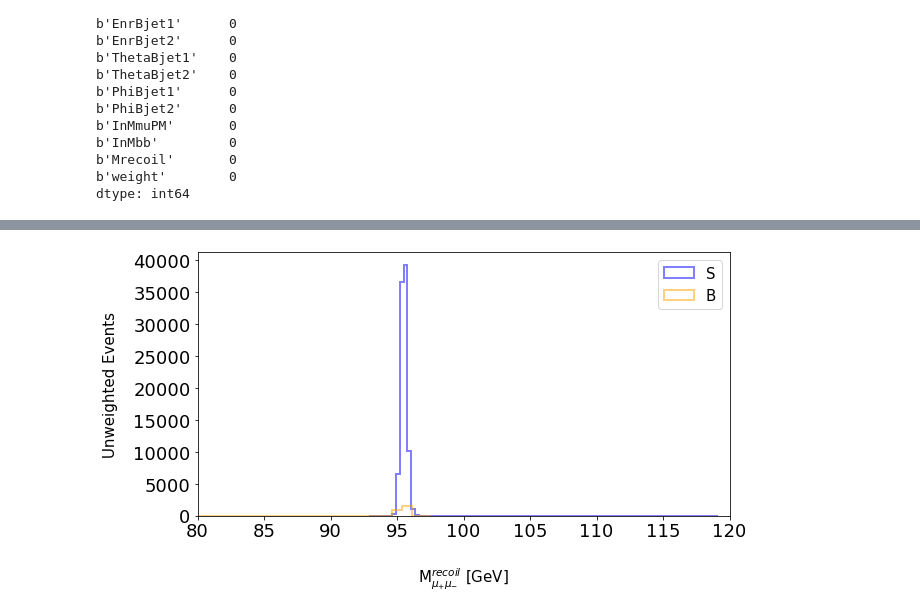
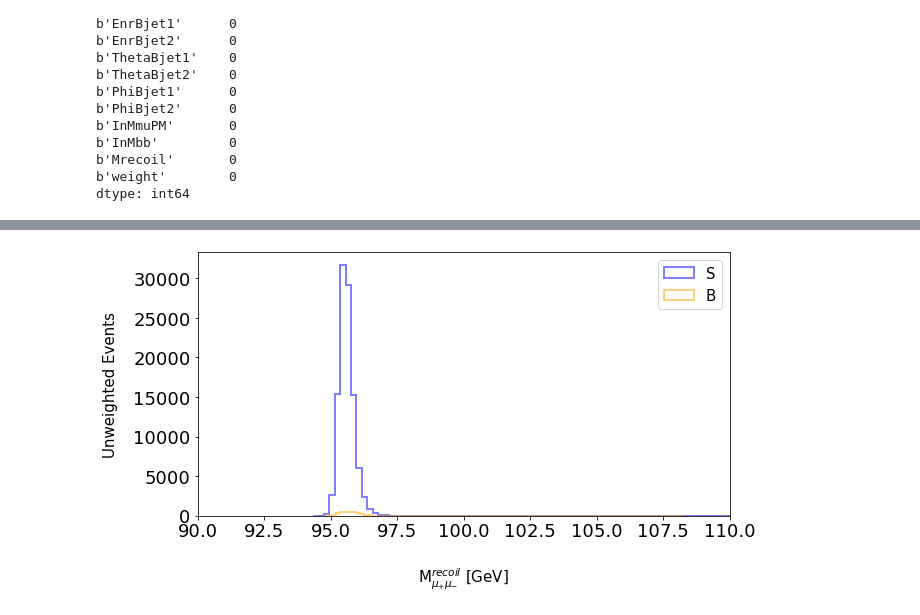
Before and after one commit to AnzaATM/EpEmProject, a Jupyter notebook: dnn.ipynb, the cells around one changed output, grey strips where cells are left out. Cells and saved outputs as stored; diff of their text form; code cells hidden in the pictures.

```diff
--- a/dnn.ipynb
+++ b/dnn.ipynb
@@ -265,4 +323,6 @@ Name: Mrecoil, dtype: float64
 # %%
 #Drop highly correlated features
-BackDf = BackDf.drop(columns=['ThetaBjet1','EnrBjet2','ThetaMuP','ThetaBjet2','PhiMuP'])
-SigDf = SigDf.drop(columns=['ThetaBjet1','EnrBjet2','ThetaMuP','ThetaBjet2','PhiMuP'])
+BackDf = BackDf.drop(columns=['EnrMuM',
+'weight','InMbb'])
+SigDf = SigDf.drop(columns=['EnrMuM',
+'weight','InMbb'])
@@ -295,8 +380,8 @@ SplusB[SplusB['label']==0].shape, SplusB[SplusB['label']==1].shape
 # %%
 dataset = SplusB.values
-#print(dataset[:,0:15)
+print(dataset[:,0:13])
 #print(dataset[:,16])
 
-X = dataset[:,0:10].astype(float)
-Y = dataset[:,11]
+X = dataset[:,0:13].astype(float)
+Y = dataset[:,13]
 X_train, X_test, Y_train, Y_test = train_test_split(X, Y, test_size=0.3, random_state=1)
@@ -343,7 +442,7 @@ from tensorflow.keras.layers import Input
 
 model = Sequential()
 
-model.add(Input(shape=(10,)))
+model.add(Input(shape=(13,)))
 model.add(Dense(128, activation='relu', kernel_initializer=initializer1))
 model.add(BatchNormalization())
 model.add(Dense(30, kernel_initializer=initializer1, activation='relu'))
@@ -639,8 +712,8 @@ def function3(pred_train, feature, labels, start, end, target_label):
             final.append(feature[i])
     return final
 # %%
-Re_massBack = function3(pred_train, X_train[:,9], Y_train, 0.96, 0.99, 0)#14
-Re_massSig = function3(pred_train, X_train[:,9], Y_train, 0.96, 0.99, 1)#14
+Re_massBack = function3(pred_train, X_train[:,12], Y_train, 0.979, 1.0, 0)#14
+Re_massSig = function3(pred_train, X_train[:,12], Y_train, 0.979, 1.0, 1)#14
 # %%
 count_back =  sum(93.5 <= x <= 97.5 for x in Re_massBack)
 count_sig = sum(93.5 <= x <= 97.5 for x in Re_massSig)
@@ -701,35 +795,35 @@ wei222 = 16.8*500*(np.ones_like(Re_massBack) /1000000) #* 0.4
 
 # Create figure with 'step' type of histogram to improve plot readability
 fig, ax = plt.subplots(figsize=(9,5))
 #ax.hist(Re_mass1, weights=wei221, bins=90, histtype='step', linewidth=2, label='S')
 #ax.hist(Re_massBack, weights=wei222, bins=90, histtype='step', linewidth=2, label='B')
 
 ax.hist(Re_massSig, bins=90, histtype='step', linewidth=2, label='S',color='blue', alpha=0.5)
 ax.hist(Re_massBack, bins=90, histtype='step', linewidth=2, label='B',color='orange', alpha=0.5)
 
 # Remove spines
 #ax.spines['top'].set_visible(False)
 #ax.spines['right'].set_visible(False)
 
 plt.ylabel('Unweighted Events', fontsize=15, labelpad=15)  # Adjust fontsize and padding
 plt.xlabel('M$^{recoil}_{\mu_{+} \mu_{-}}$ [GeV]', fontsize=15, labelpad=25)  # Adjust fontsize and padding
 
 # Add title (uncomment if needed)
 # plt.title('Class 1', fontsize=30, pad=20)
 
 # Set tick parameters
 plt.xticks(fontsize=18)
 plt.yticks(fontsize=18)
 
 plt.legend(fontsize=15, loc='upper right')
 
 # Adjust layout and limits
 plt.tight_layout()
-plt.xlim(80, 120)
+plt.xlim(90, 110)
 plt.savefig('Re mass.pdf')
 plt.show()
 # %% [output]
-[figure, old version]
+[figure, new version]
 # %%
 import numpy as np
 import matplotlib.pyplot as plt
```
Also changed, not shown: parts of 48 cells of this notebook.
